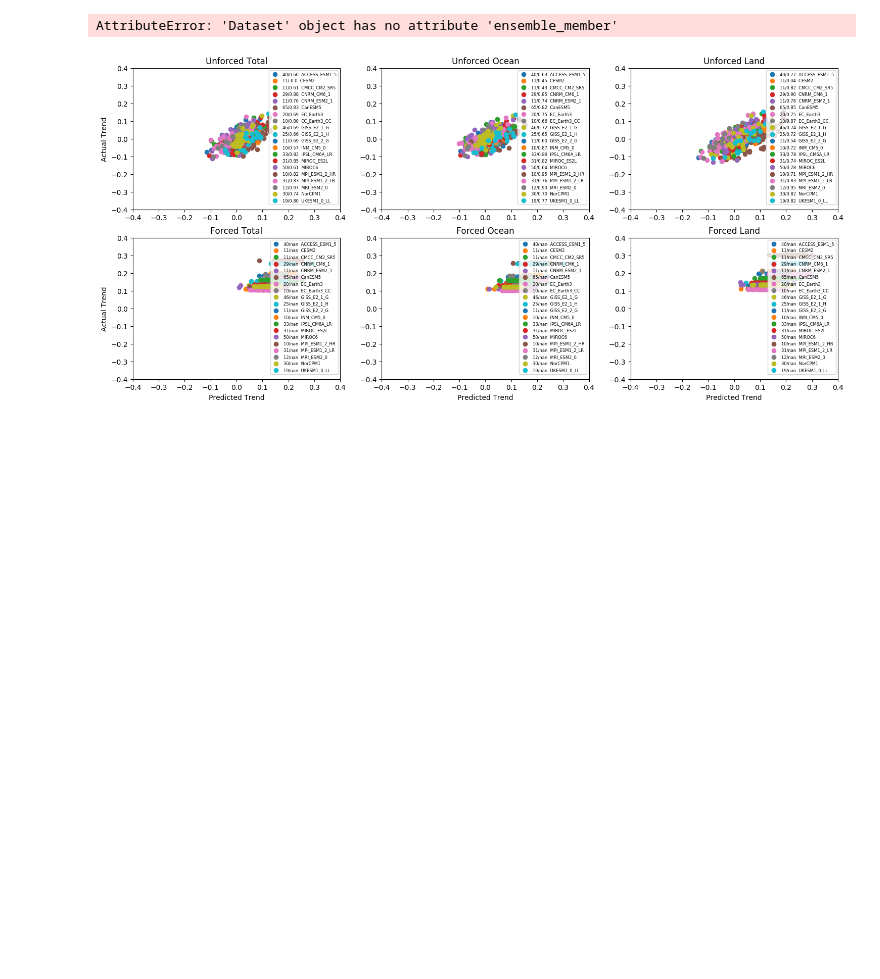
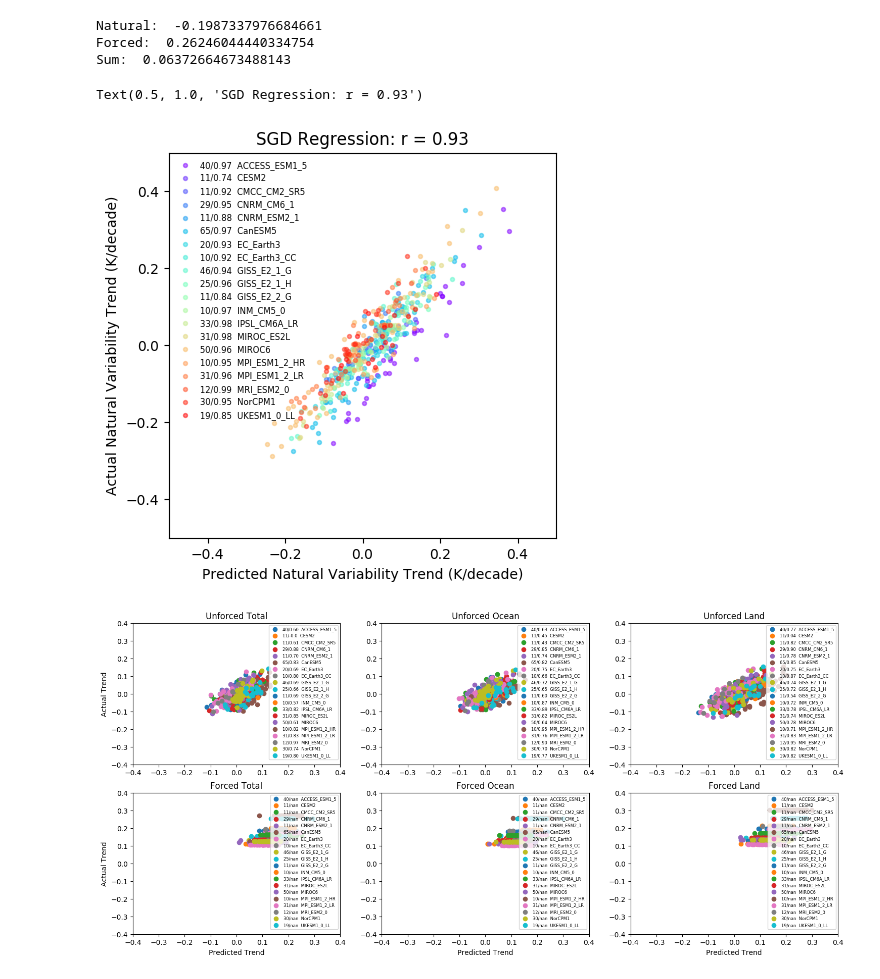
Before and after one commit to AodhanSweeney/SurfaceTrendLearing, a Jupyter notebook: MLExperiments/MLModelTestBed.ipynb, the cells around one changed output. Saved outputs shown, nothing was run; the diff lists cells and outputs as text; code cells hidden in the pictures; blank space fills up the shorter version.

```diff
--- a/MLExperiments/MLModelTestBed.ipynb
+++ b/MLExperiments/MLModelTestBed.ipynb
@@ -18,7 +18,5 @@ colors = np.array([(22,98,248), (48,141,250), (71,172,251), (100,201,252), (129,
 custom_cmap = LinearSegmentedColormap.from_list('cmap', colors)
 
 # Do CV train-test-split
-TrainingPredictorData, TrainingTargetData, TestingPredictorData, TestingTargetData = TestingTrainingSplit_CV.training_testing_split()
+TrainingPredictorData, TrainingTargetData, TestingPredictorData, TestingTargetData, TestingTotalTrend = TestingTrainingSplit_CV.training_testing_split()
-# %% [output]
-AttributeError: 'Dataset' object has no attribute 'ensemble_member'
 # %%
@@ -60,3 +71,47 @@ for model_idx in range(len(ModelNames)):
+# %%
+print('Natural: ', np.nanmean(ERA5_predictions, axis=0)[0,2])
+print('Forced: ', np.nanmean(ERA5_predictions, axis=0)[0,5])
+print('Sum: ', np.nanmean(ERA5_predictions, axis=0)[0,2] + np.nanmean(ERA5_predictions, axis=0)[0,5])
+# %% [output]
+Natural:  -0.1987337976684661
+Forced:  0.26246044440334754
+Sum:  0.06372664673488143
+# %%
+fig, axs_obj = plt.subplots(1, 1, figsize=(5, 5))
+import matplotlib.cm as cm
+
+####################################################################################
+ERA5Trend1996_2014 = np.load('/home/disk/p/aodhan/SurfaceTrendLearing/FileCreators/ERA5Trend1996_2014.npy')
+ERA5Trend1996_2014_reshaped = np.reshape(ERA5Trend1996_2014, (72*144))
+colors = cm.rainbow(np.linspace(0, 1, 20))
+all_r_values = []
+ERA5_predictions = []
+for model_idx in range(len(NameValidatationPredictions)):
+    modelName = NameValidatationPredictions[model_idx][0]
+    ValidationData = NameValidatationPredictions[model_idx][1]
+    PredictedData = NameValidatationPredictions[model_idx][2]
+    N_ensembles = len(PredictedData)
+
+    r_values = []
+    for predictant_idx in range(2,3):
+        val = ValidationData[:,predictant_idx]
+        pred = PredictedData[:,predictant_idx]
+        r = stats.pearsonr(val, pred)[0]
+        r_values.append(r)
+
+        label_id = str(N_ensembles) + '/' + str(r)[:4] + ' ' + ' ' + modelName
+        axs_obj.scatter(PredictedData[:,predictant_idx], ValidationData[:,predictant_idx], label=label_id, color=colors[model_idx], s=8, alpha=0.5)
+        axs_obj.legend(loc=0, prop={'size': 6}, frameon=False)
+
+        axs_obj.set_ylim(-.5,.5)
+        axs_obj.set_xlim(-.5,.5)
+        axs_obj.set_ylabel('Actual Natural Variability Trend (K/decade)')
+        axs_obj.set_xlabel('Predicted Natural Variability Trend (K/decade)')
+    all_r_values.append(r_values)
+axs_obj.set_title('SGD Regression: r = ' + str(np.nanmean(all_r_values))[:4])
+# %% [output]
+Text(0.5, 1.0, 'SGD Regression: r = 0.93')
+[figure, added]
 # %%
 fig, axs = plt.subplots(2,3, figsize=(18,8))
 
```
Also changed, not shown: parts of 1 cell of this notebook, 3 other files.
